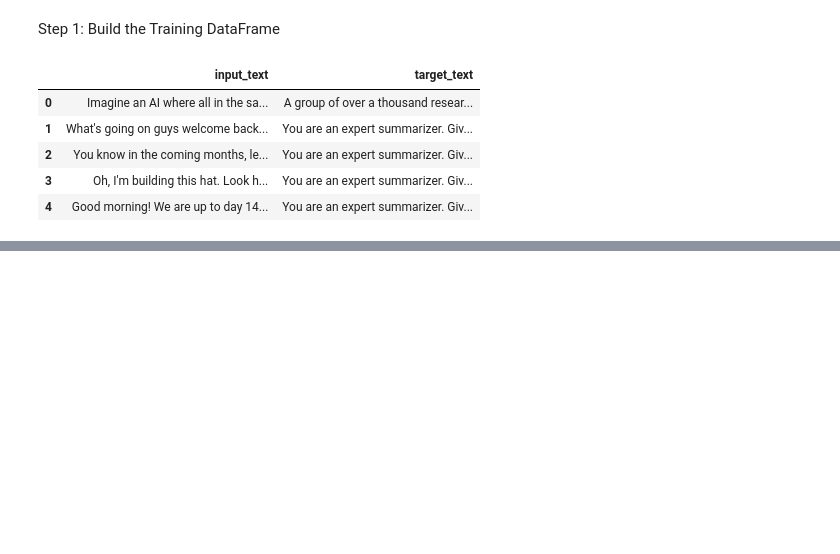
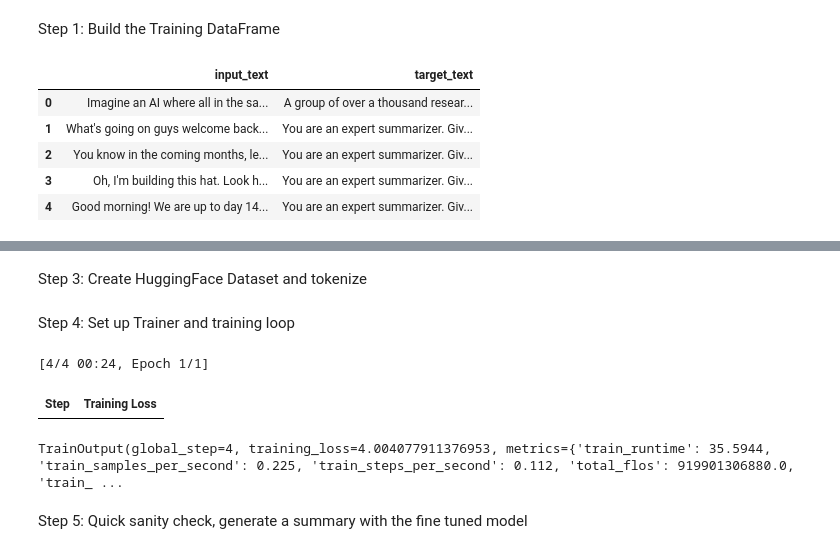
Before and after one commit to sokkerstar123/Capstone, a Jupyter notebook: Youtube_GenAI_1116.ipynb, the cells around one changed output, grey strips where cells are left out. Drawn from its saved outputs; the diff is of its cells as text; code cells hidden in the pictures; blank space fills up the shorter version.

```diff
--- a/Youtube_GenAI_1116.ipynb
+++ b/Youtube_GenAI_1116.ipynb
@@ -489,0 +485,2 @@ train_df[['input_text', 'target_text']].head()
+# %% [markdown]
+Step 3: Create HuggingFace Dataset and tokenize
@@ -489,0 +536,44 @@ train_df[['input_text', 'target_text']].head()
+# %% [markdown]
+Step 4: Set up Trainer and training loop
+# %%
+# Define data collator for seq2seq
+data_collator = DataCollatorForSeq2Seq(
+    tokenizer=tokenizer,
+    model=model
+)
+
+# Detect device and move model
+device = "cuda" if torch.cuda.is_available() else "cpu"
+model.to(device)
+
+# Define training arguments
+training_args = TrainingArguments(
+    output_dir="./t5_rag_summarizer",
+    learning_rate=5e-5,
+    per_device_train_batch_size=2,
+    per_device_eval_batch_size=2,
+    num_train_epochs=1,
+    weight_decay=0.01,
+    logging_steps=10,
+    report_to="none"     # Disable WandB, prevents wandb import error
+)
+
+
+# Create trainer
+trainer = Trainer(
+    model=model,
+    args=training_args,
+    train_dataset=train_dataset,
+    eval_dataset=eval_dataset,
+    tokenizer=tokenizer,
+    data_collator=data_collator
+)
+
+# Start training
+trainer.train()
+# %% [output]
+[4/4 00:24, Epoch 1/1]
+| Step | Training Loss |
+TrainOutput(global_step=4, training_loss=4.004077911376953, metrics={'train_runtime': 35.5944, 'train_samples_per_second': 0.225, 'train_steps_per_second': 0.112, 'total_flos': 919901306880.0, 'train_ ...
+# %% [markdown]
+Step 5: Quick sanity check, generate a summary with the fine tuned model
```
Also changed, not shown: parts of 6 cells of this notebook.
